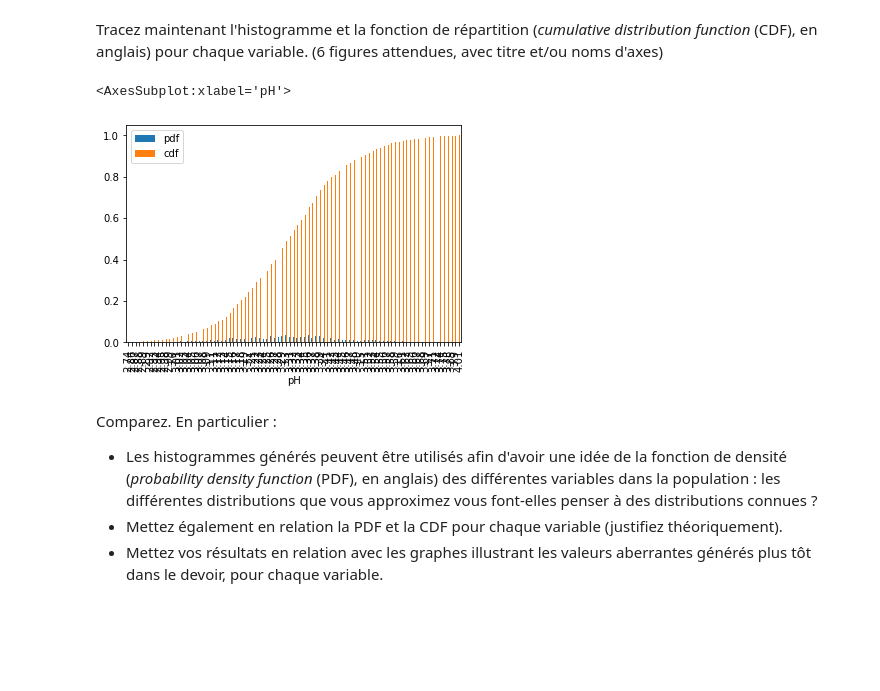
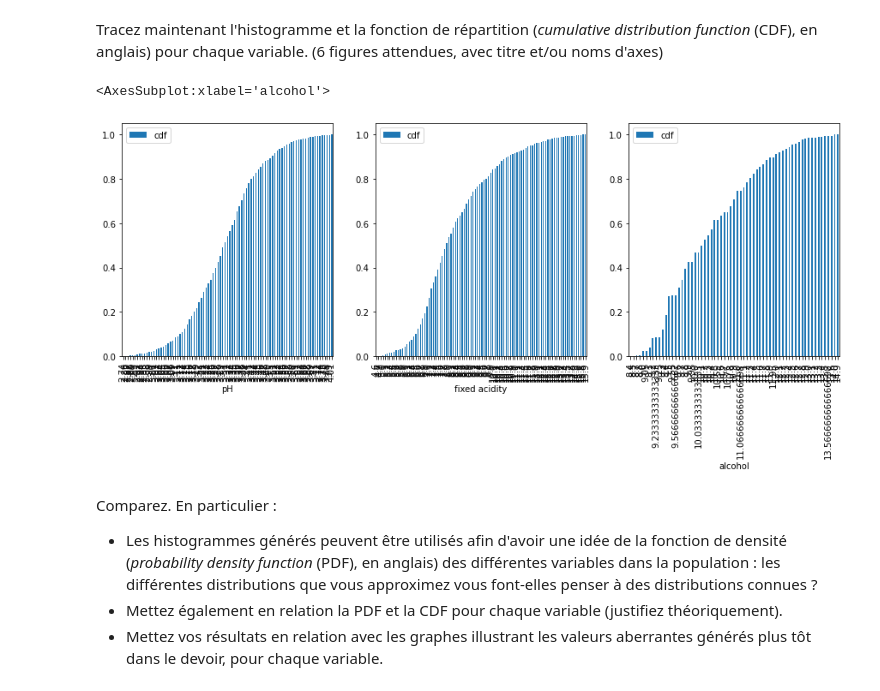
Before and after one commit to Ayoub-Vip/statistic-devoir1, a Jupyter notebook: math0487_fa22_hw1.ipynb, the cells around one changed output. Drawn from its saved outputs; the diff is of its cells as text; code cells hidden in the pictures; blank space fills up the shorter version.

```diff
--- a/math0487_fa22_hw1.ipynb
+++ b/math0487_fa22_hw1.ipynb
@@ -212,41 +212,61 @@ Tracez maintenant l'histogramme et la fonction de répartition (*cumulative dist
 # %%
 # génération des différentes figures
 # fig = plt.figure()
-# fig, axes = plt.subplots(nrows=1, ncols=3, figsize=(15,5))
+fig, axes = plt.subplots(nrows=1, ncols=3, figsize=(15,5))
 
 # ax1 = ds['fixed acidity'].plot.hist(ax=axes[0], bins=50, legend=True)
 # ax2 = ds['pH'].plot.hist(ax=axes[1], bins=50, legend=True)
 # ax3 = ds['alcohol'].plot.hist(ax=axes[2], bins=50, legend=True)
 # fig.suptitle("L'histogramme")
-
-
 # fig = plt.figure()
 # fig, axes = plt.subplots(nrows=1, ncols=3, figsize=(15,5))
 
+# axis0 = ds.sort_values(by=var).drop_duplicates()
+# Freq_var = ['ffa', 'fpH', 'fz']
+# axis0['frequence'] = ds.value_counts()
+# # axis0[Freq_var] = axis0[var].count()
 
+# axis0.plt()
 # Frequency
-stats_df = ds.groupby('pH') \
+stats_df = tuple()
+stats_df0 = ds.groupby('pH') \
 ['pH'] \
 .agg('count').pipe(pd.DataFrame).rename(columns = {'pH': 'frequency'})
 
+stats_df1 = ds.groupby('fixed acidity') \
+['fixed acidity'] \
+.agg('count').pipe(pd.DataFrame).rename(columns = {'fixed acidity': 'frequency'})
+
+stats_df2 = ds.groupby('alcohol') \
+['alcohol'] \
+.agg('count').pipe(pd.DataFrame).rename(columns = {'alcohol': 'frequency'})
+
 # PDF
-stats_df['pdf'] = stats_df['frequency'] / stats_df['frequency'].sum()
+stats_df0['pdf'] = stats_df0['frequency'] / stats_df0['frequency'].sum()
+stats_df1['pdf'] = stats_df1['frequency'] / stats_df1['frequency'].sum()
+stats_df2['pdf'] = stats_df2['frequency'] / stats_df2['frequency'].sum()
 
 # CDF
-stats_df['cdf'] = stats_df['pdf'].cumsum()
-stats_df = stats_df.reset_index()
-stats_df
+stats_df0['cdf'] = stats_df0['pdf'].cumsum()
+stats_df0 = stats_df0.reset_index()
+stats_df1['cdf'] = stats_df1['pdf'].cumsum()
+stats_df1 = stats_df1.reset_index()
+stats_df2['cdf'] = stats_df2['pdf'].cumsum()
+stats_df2 = stats_df2.reset_index()
+
 
 # ax1 = ds['fixed acidity'].to_a().
 # ax1.plot.hist(ax=axes[0], bins=50, legend=True)
 # ax2 = ds['pH'].plot.hist(ax=axes[1], bins=50, legend=True)
 # ax3 = ds['alcohol'].plot.hist(ax=axes[2], bins=50, legend=True)
 # fig.suptitle("boxplot")
 
-stats_df.plot.bar(x = 'pH', y = ['pdf', 'cdf'], grid = False)
+stats_df0.plot.bar(ax=axes[0], x = 'pH', y =  'cdf', grid = False)
+stats_df1.plot.bar(ax=axes[1], x = 'fixed acidity', y =  'cdf', grid = False)
+stats_df2.plot.bar(ax=axes[2], x = 'alcohol', y =  'cdf', grid = False)
 # %% [output]
-<AxesSubplot:xlabel='pH'>
+<AxesSubplot:xlabel='alcohol'>
-[figure, old version]
+[figure, new version]
 # %% [markdown]
 <!-- END QUESTION -->
 
```
Also changed, not shown: parts of 2 cells of this notebook.
